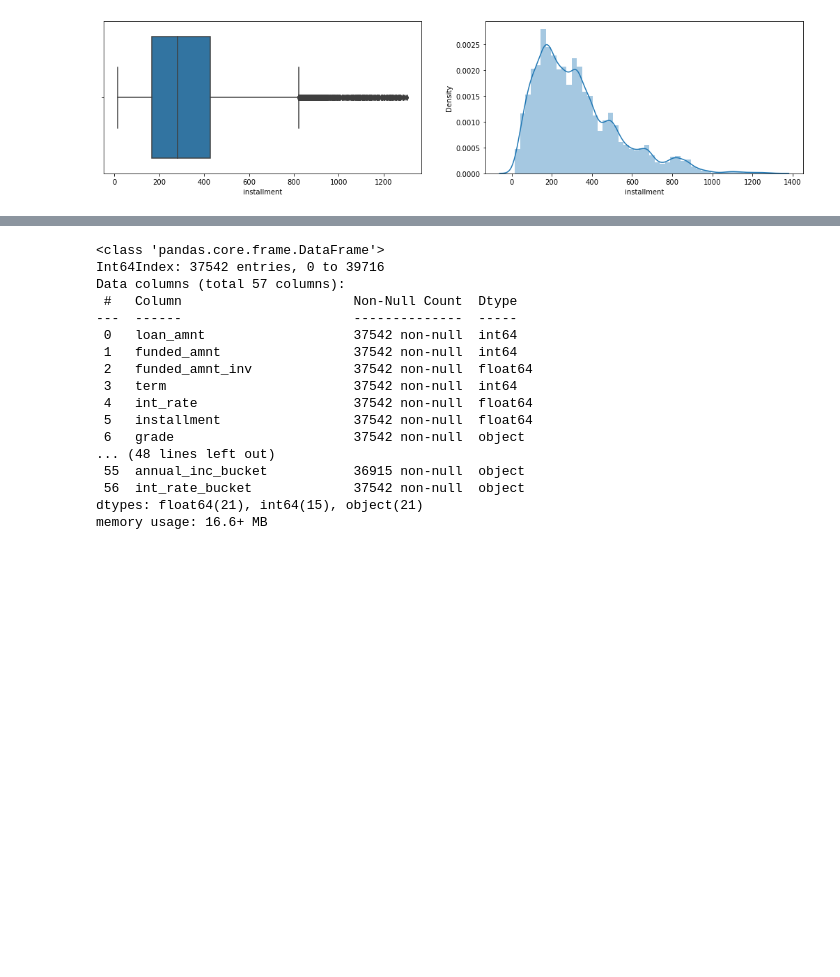
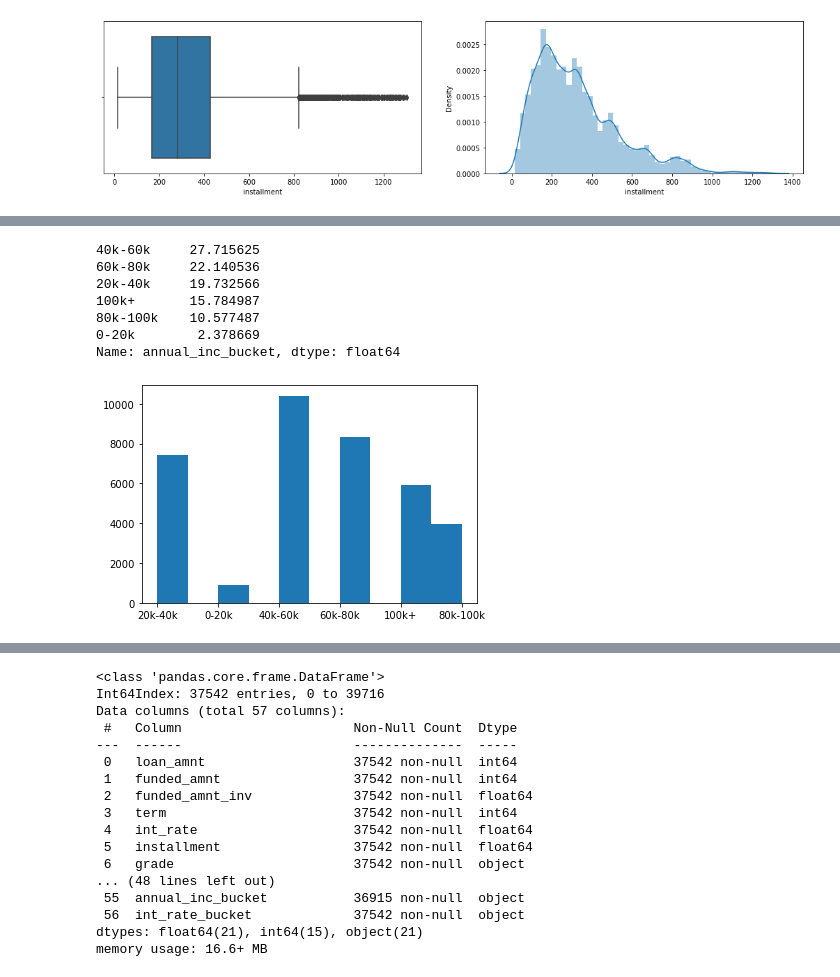
Before and after one commit to ravi2106shekhar/LendingClubCaseStudy, a Jupyter notebook: Ravi_Shekhar.ipynb, the cells around one changed output, grey strips where cells are left out. Saved outputs shown, nothing was run; the diff lists cells and outputs as text; code cells hidden in the pictures; blank space fills up the shorter version.

```diff
--- a/Ravi_Shekhar.ipynb
+++ b/Ravi_Shekhar.ipynb
@@ -290,0 +341,19 @@ Name: grade, dtype: int64
+# %%
+## UNIVARIATE ANALYSIS for annual_inc annual_inc_bucket
+
+loan_redord_anyls5=loan_redord_anyls4[~loan_redord_anyls4['annual_inc_bucket'].isnull()]
+
+print(loan_redord_anyls4['annual_inc_bucket'].value_counts()/len(loan_redord_anyls4.index)*100)
+plt.hist(loan_redord_anyls5['annual_inc_bucket'])
+plt.show()
+
+## need to reloook this
+# %% [output]
+40k-60k     27.715625
+60k-80k     22.140536
+20k-40k     19.732566
+100k+       15.784987
+80k-100k    10.577487
+0-20k        2.378669
+Name: annual_inc_bucket, dtype: float64
+[figure, added]
```
Also changed, not shown: parts of 5 cells of this notebook.
